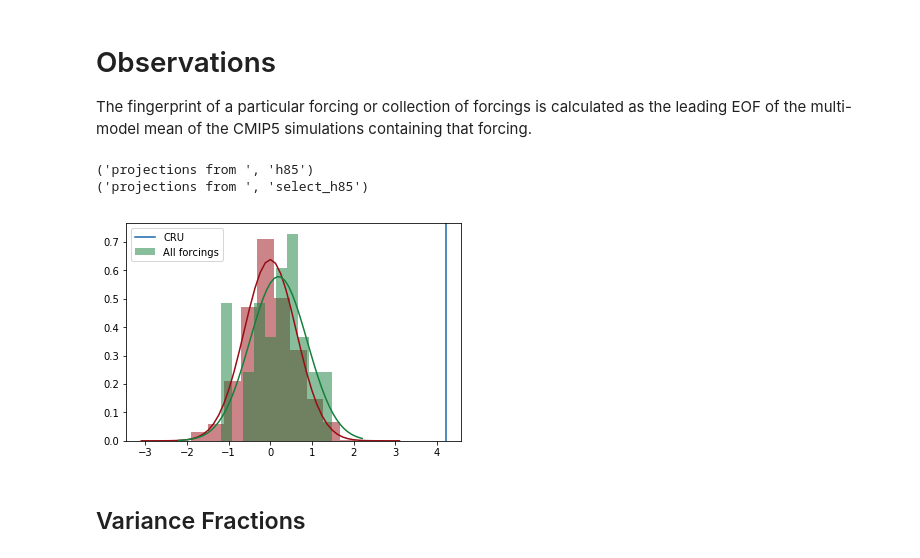
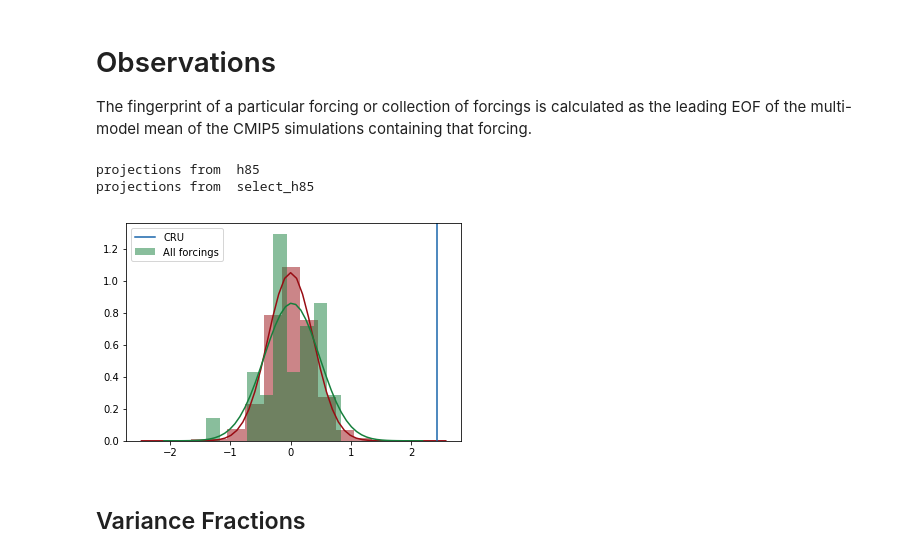
Before and after one commit to katemarvel/Sahel_Code, a Jupyter notebook: SahelFinal.ipynb, the cells around one changed output. Drawn from its saved outputs; the diff is of its cells as text; code cells hidden in the pictures.

```diff
--- a/SahelFinal.ipynb
+++ b/SahelFinal.ipynb
@@ -133,6 +133,17 @@ def plot_multivariate(solver,i=0,fac=None,cmap=None):
     plt.legend()
     plt.axhline(0,c="k",ls=":")
     plt.ylabel("EOF loading")
+# %%
+
+def normalize(data):
+    if 'time' in data.getAxisIds():
+        i=data.getAxisIds().index("time")
+    else:
+        raise TypeError("can't find time axis")
+
+    sigmas=genutil.statistics.std(data,axis=i)
+    return cmip5.cdms_clone((data/sigmas),data)
+test=normalize(data)
 # %% [markdown]
 Data and methods for CMIP5 model data.
 # %%
@@ -338,12 +352,16 @@ class PICONTROLDATA():
         #solver=self.fingerprint(include=include)
         fac=DA_tools.get_orientation(solver)
         nmod,nyears,nmonths=self.anomalies["pr_CE"].shape
-        to_proj=[]
 
 
-        for incl in include:
-            dat=self.concatenated[incl]
-            to_proj+=[dat/np.std(dat)]
+        if type(include)==type("string"):
+            dat=self.concatenated[include]
+            to_proj=dat/np.std(dat)
+        else:
+            to_proj=[]
+            for incl in include:
+                dat=self.concatenated[incl]
+                to_proj+=[dat/np.std(dat)]
         P=solver.projectField(to_proj)[:,eof_number]*fac
 
         return P
@@ -421,10 +439,13 @@ class OBS():
         nyears,nmonths=self.anomalies["pr_CE"].shape
         to_proj=[]
 
-
-        for incl in include:
-            dat=self.anomalies[incl]
-            to_proj+=[dat/np.std(dat)]
+        if type(include)==type("string"):
+            to_proj=self.anomalies[include]
+            to_proj=to_proj/np.std(to_proj)
+        else:
+            for incl in include:
+                dat=self.anomalies[incl]
+                to_proj+=[dat/np.std(dat)]
         P=solver.projectField(to_proj)[:,eof_number]*fac
 
         return P
@@ -792,13 +636,14 @@ LINEAR=LinearDetector(h85=h85,aa=aa,CRU=CRU,select_h85=select_h85)
 # %%
-
-LINEAR.set_time_bounds("1950-1-1",'1979-12-31')
-LINEAR.DA("h85", fingerprint_time=('1900-1-1','1999-12-31'))
-plt.figure()
-LINEAR.plot_DA(select=False)
+LINEAR_PRE.set_time_bounds("1950-1-1",'1979-12-31')
+LINEAR_PRE.DA("h85", fingerprint_time=('1900-1-1','1999-12-31'))
 # %% [output]
-('projections from ', 'h85')
-('projections from ', 'select_h85')
+projections from  h85
+projections from  select_h85
-[figure, removed]
+# %%
+plt.figure()
+LINEAR_PRE.plot_DA(select=False)
+# %% [output]
+[figure, added]
 # %% [markdown]
 ## Variance Fractions
 # %%
```
Also changed, not shown: parts of 58 cells of this notebook, 1 other file.
